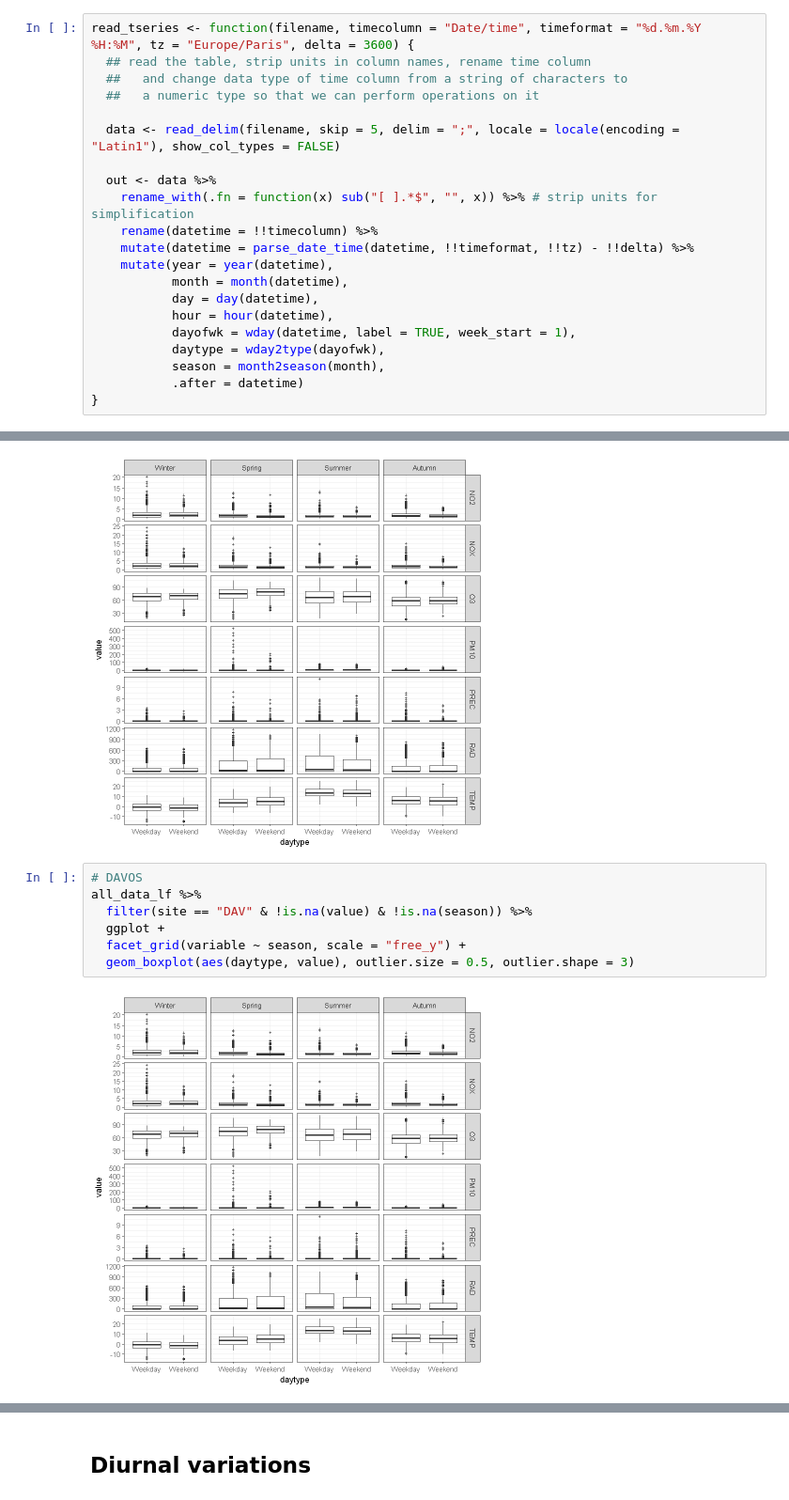
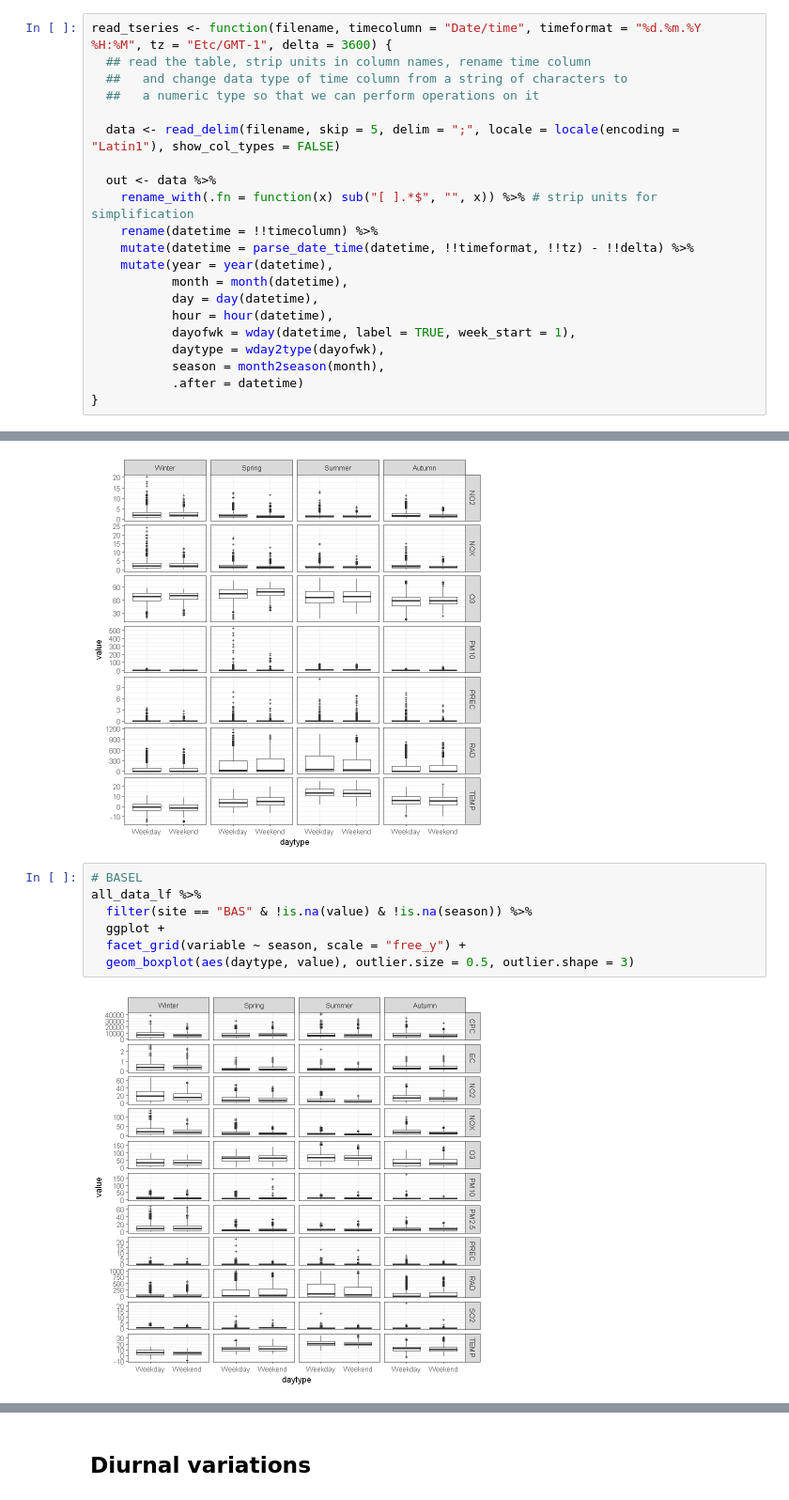
Before and after one commit to matheogodenzi/Air_pollution, a Jupyter notebook: Discovering_data.ipynb, the cells around one changed output, grey strips where cells are left out. Shown at 94% size. Saved outputs shown, nothing was run; the diff lists cells and outputs as text.

Commit message:
exceeding values analyzed

```diff
--- a/Discovering_data.ipynb
+++ b/Discovering_data.ipynb
@@ -288,7 +228,7 @@ month2season(c(1, 2, 3))
 [1] Winter Winter Spring
 Levels: Winter Spring Summer Autumn
 # %%
-read_tseries <- function(filename, timecolumn = "Date/time", timeformat = "%d.%m.%Y %H:%M", tz = "Europe/Paris", delta = 3600) {
+read_tseries <- function(filename, timecolumn = "Date/time", timeformat = "%d.%m.%Y %H:%M", tz = "Etc/GMT-1", delta = 3600) {
   ## read the table, strip units in column names, rename time column
   ##   and change data type of time column from a string of characters to
   ##   a numeric type so that we can perform operations on it
@@ -447,11 +369,11 @@ all_data_lf %>%
 # %% [output]
 [figure]
 # %%
-# DAVOS
+# BASEL
 all_data_lf %>%
-  filter(site == "DAV" & !is.na(value) & !is.na(season)) %>%
+  filter(site == "BAS" & !is.na(value) & !is.na(season)) %>%
   ggplot +
   facet_grid(variable ~ season, scale = "free_y") +
   geom_boxplot(aes(daytype, value), outlier.size = 0.5, outlier.shape = 3)
 # %% [output]
-[figure, old version]
+[figure, new version]
```
Also changed, not shown: parts of 60 cells of this notebook, 2 other files.
